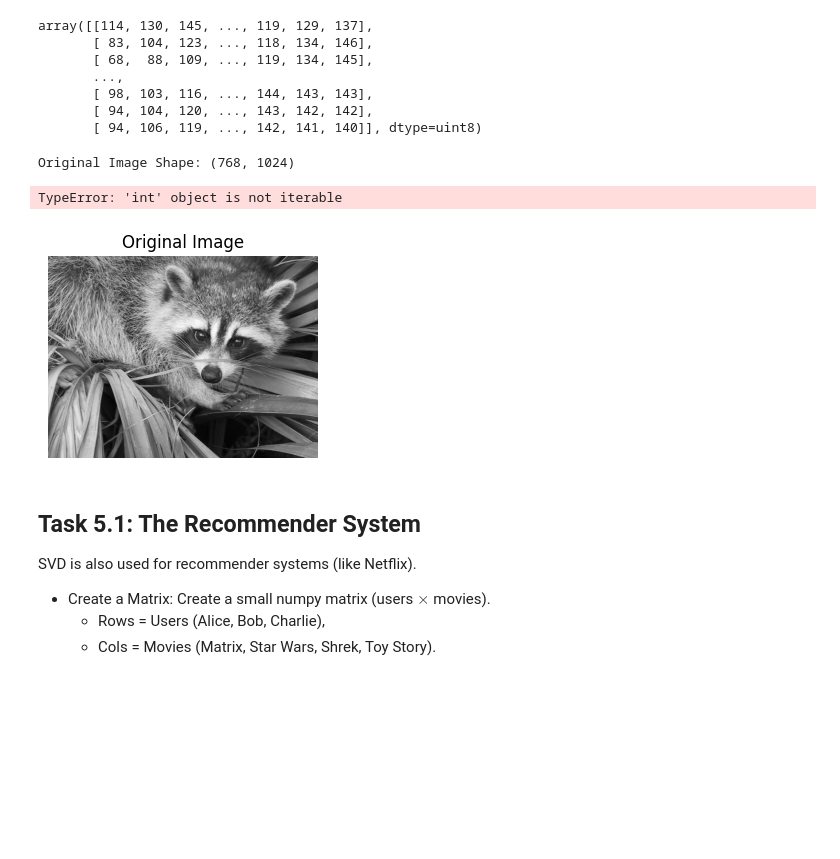
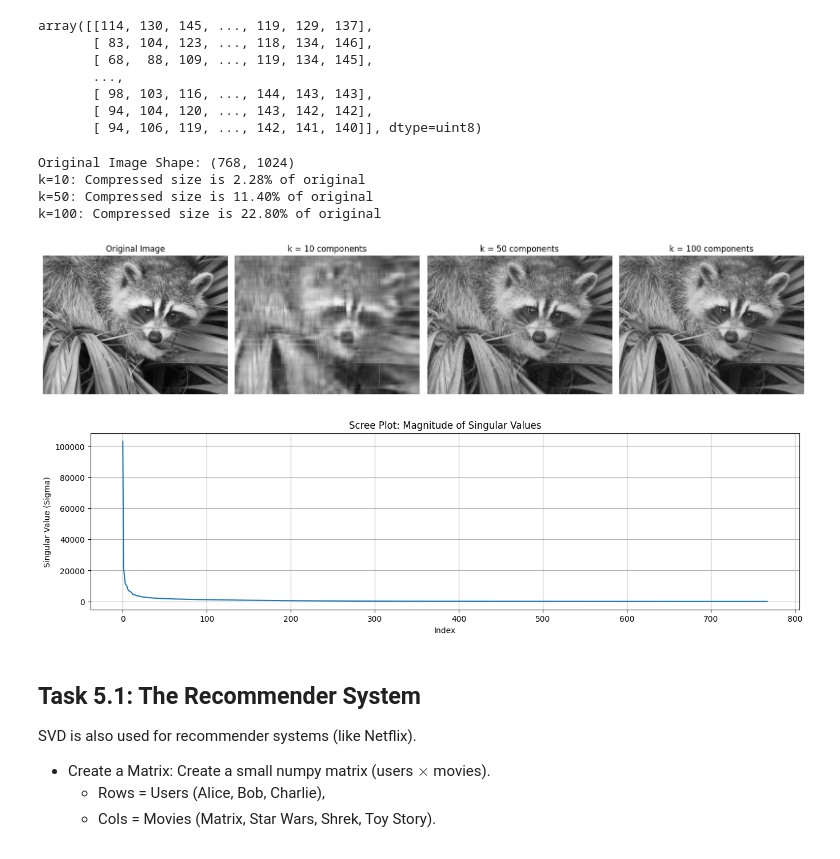
Before and after one commit to mavito/ML_Concepts, a Jupyter notebook: ML_MatrixDecompositions.ipynb, the cells around one changed output. Drawn from its saved outputs; the diff is of its cells as text; code cells hidden in the pictures; blank space fills up the shorter version.

```diff
--- a/ML_MatrixDecompositions.ipynb
+++ b/ML_MatrixDecompositions.ipynb
@@ -481,70 +414,59 @@ array([[114, 130, 145, ..., 119, 129, 137],
 import numpy as np
 import matplotlib.pyplot as plt
 from scipy import datasets
-
 def svd_image_compression():
     # 1. Load a sample image (The Raccoon face)
     # This creates a matrix of pixel intensities
     img = datasets.face(gray=True)
-
     print(f"Original Image Shape: {img.shape}")
-
     # 2. Perform SVD
     # U: (768, 768), S: (768,), Vt: (1024, 1024)
     U, S, Vt = np.linalg.svd(img, full_matrices=False)
-
     # 3. Compress
     # We will reconstruct the image using only the top 'k' singular values
-    k_values =
-
+    k_values = [10, 50, 100]
     plt.figure(figsize=(16, 6))
-
     # Plot Original
     plt.subplot(1, 4, 1)
     plt.imshow(img, cmap='gray')
     plt.title("Original Image")
     plt.axis('off')
-
     for i, k in enumerate(k_values):
         # Keep top k components
         # Construct diagonal matrix of top k singular values
         S_k = np.diag(S[:k])
-
         # Select corresponding vectors
         U_k = U[:, :k]
         Vt_k = Vt[:k, :]
-
         # Reconstruct: A_approx = U_k * S_k * Vt_k
         img_compressed = np.dot(U_k, np.dot(S_k, Vt_k))
-
         # Plot
         plt.subplot(1, 4, i+2)
         plt.imshow(img_compressed, cmap='gray')
         plt.title(f"k = {k} components")
         plt.axis('off')
-
         # Calculate Compression Ratio (Roughly)
         original_size = img.size
         compressed_size = U_k.size + k + Vt_k.size
         print(f"k={k}: Compressed size is {compressed_size/original_size:.2%} of original")
-
     plt.tight_layout()
     plt.show()
-
     # 4. Plot Singular Values (Scree Plot)
-    plt.figure(figsize=(8, 4))
+    plt.figure(figsize=(16, 4))
     plt.plot(S)
     plt.title("Scree Plot: Magnitude of Singular Values")
     plt.ylabel("Singular Value (Sigma)")
     plt.xlabel("Index")
     plt.grid(True)
     plt.show()
-
 svd_image_compression()
 # %% [output]
 Original Image Shape: (768, 1024)
+k=10: Compressed size is 2.28% of original
+k=50: Compressed size is 11.40% of original
+k=100: Compressed size is 22.80% of original
-TypeError: 'int' object is not iterable
-[figure, old version]
+[figure, new version]
+[figure, added]
 # %% [markdown]
 ## Task 5.1: The Recommender System
 
```
Also changed, not shown: parts of 8 cells of this notebook.
